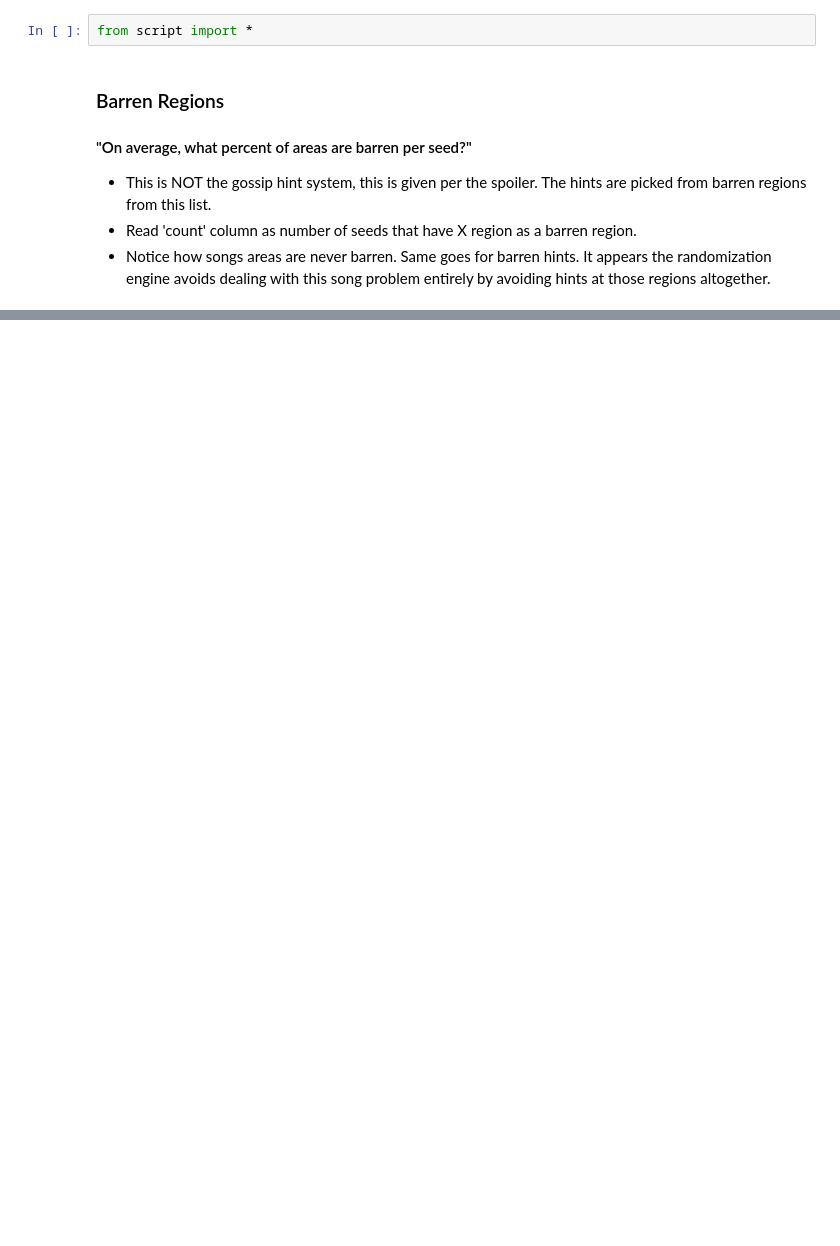
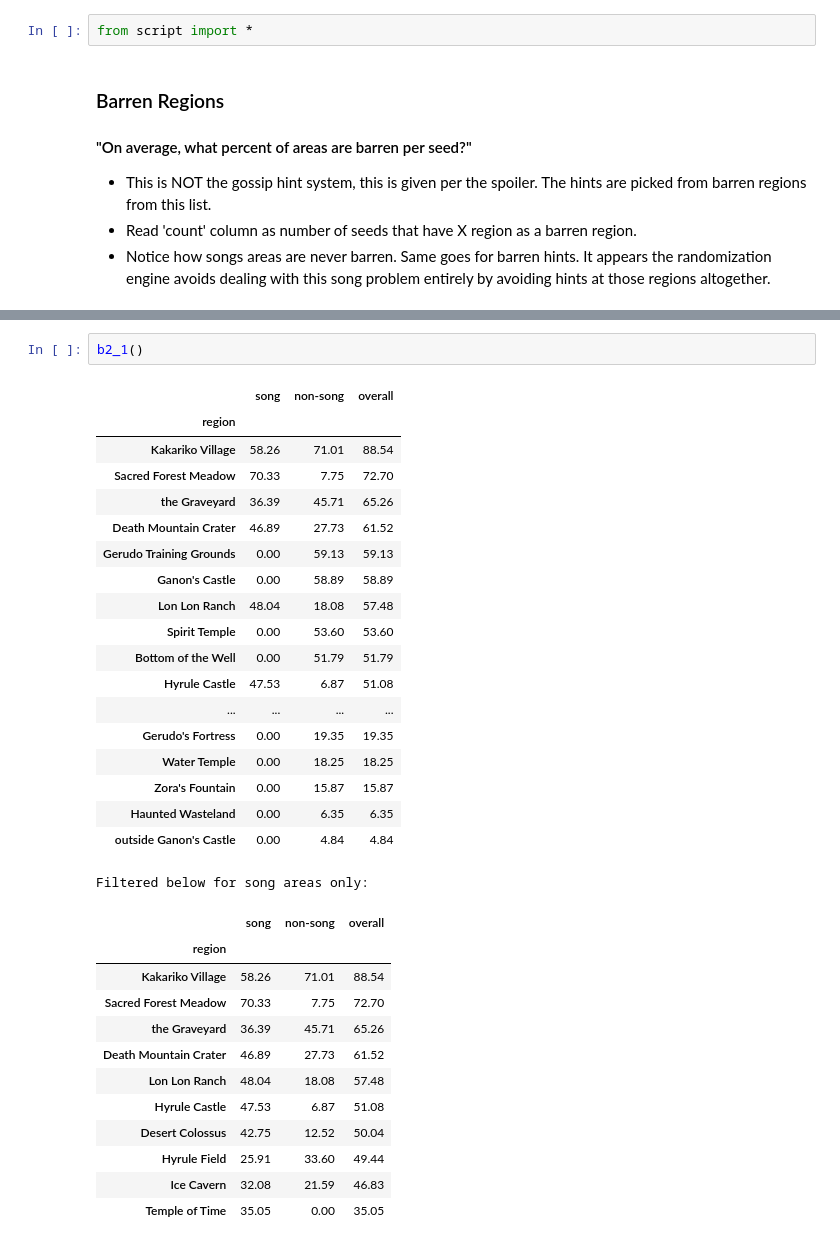
Before and after one commit to cleartonic/zootr_analytic, a Jupyter notebook: zootr_s4.ipynb, the cells around one changed output, grey strips where cells are left out. Cells and saved outputs as stored; diff of their text form; blank space fills up the shorter version.

```diff
--- a/zootr_s4.ipynb
+++ b/zootr_s4.ipynb
@@ -29,0 +63,34 @@ Notice how songs areas are never barren. Same goes for barren hints. It appears
+# %%
+b2_1()
+# %% [output]
+|  | song | non-song | overall |
+| region |  |  |  |
+| Kakariko Village | 58.26 | 71.01 | 88.54 |
+| Sacred Forest Meadow | 70.33 | 7.75 | 72.70 |
+| the Graveyard | 36.39 | 45.71 | 65.26 |
+| Death Mountain Crater | 46.89 | 27.73 | 61.52 |
+| Gerudo Training Grounds | 0.00 | 59.13 | 59.13 |
+| Ganon's Castle | 0.00 | 58.89 | 58.89 |
+| Lon Lon Ranch | 48.04 | 18.08 | 57.48 |
+| Spirit Temple | 0.00 | 53.60 | 53.60 |
+| Bottom of the Well | 0.00 | 51.79 | 51.79 |
+| Hyrule Castle | 47.53 | 6.87 | 51.08 |
+| ... | ... | ... | ... |
+| Gerudo's Fortress | 0.00 | 19.35 | 19.35 |
+| Water Temple | 0.00 | 18.25 | 18.25 |
+| Zora's Fountain | 0.00 | 15.87 | 15.87 |
+| Haunted Wasteland | 0.00 | 6.35 | 6.35 |
+| outside Ganon's Castle | 0.00 | 4.84 | 4.84 |
+Filtered below for song areas only:
+|  | song | non-song | overall |
+| region |  |  |  |
+| Kakariko Village | 58.26 | 71.01 | 88.54 |
+| Sacred Forest Meadow | 70.33 | 7.75 | 72.70 |
+| the Graveyard | 36.39 | 45.71 | 65.26 |
+| Death Mountain Crater | 46.89 | 27.73 | 61.52 |
+| Lon Lon Ranch | 48.04 | 18.08 | 57.48 |
+| Hyrule Castle | 47.53 | 6.87 | 51.08 |
+| Desert Colossus | 42.75 | 12.52 | 50.04 |
+| Hyrule Field | 25.91 | 33.60 | 49.44 |
+| Ice Cavern | 32.08 | 21.59 | 46.83 |
+| Temple of Time | 35.05 | 0.00 | 35.05 |
```
Also changed, not shown: parts of 22 cells of this notebook, 1 other file.
